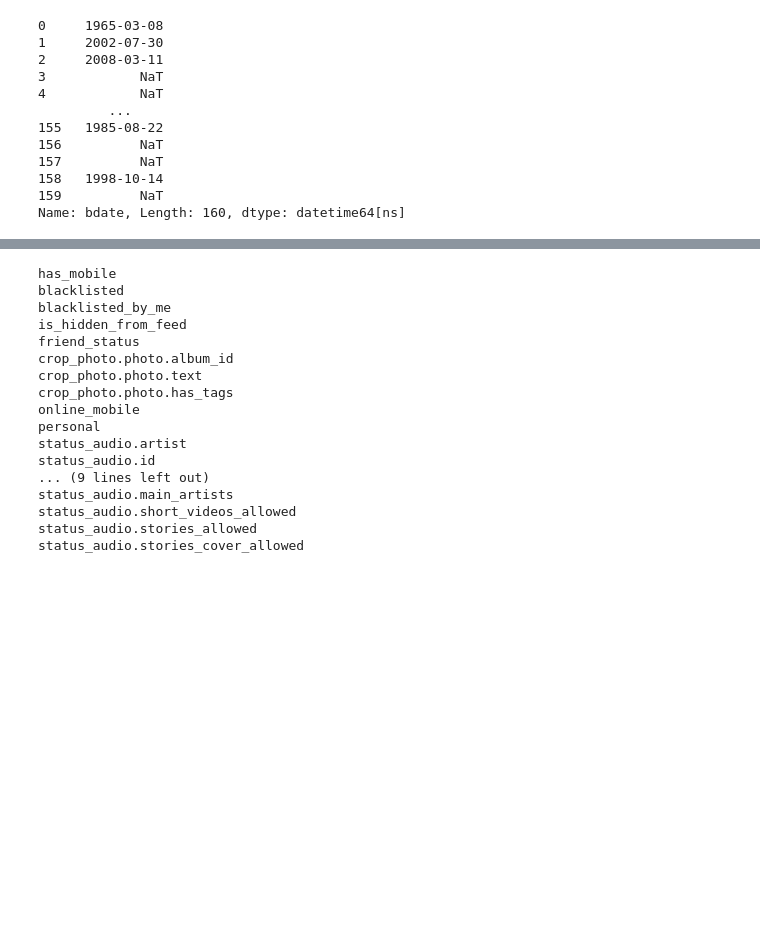
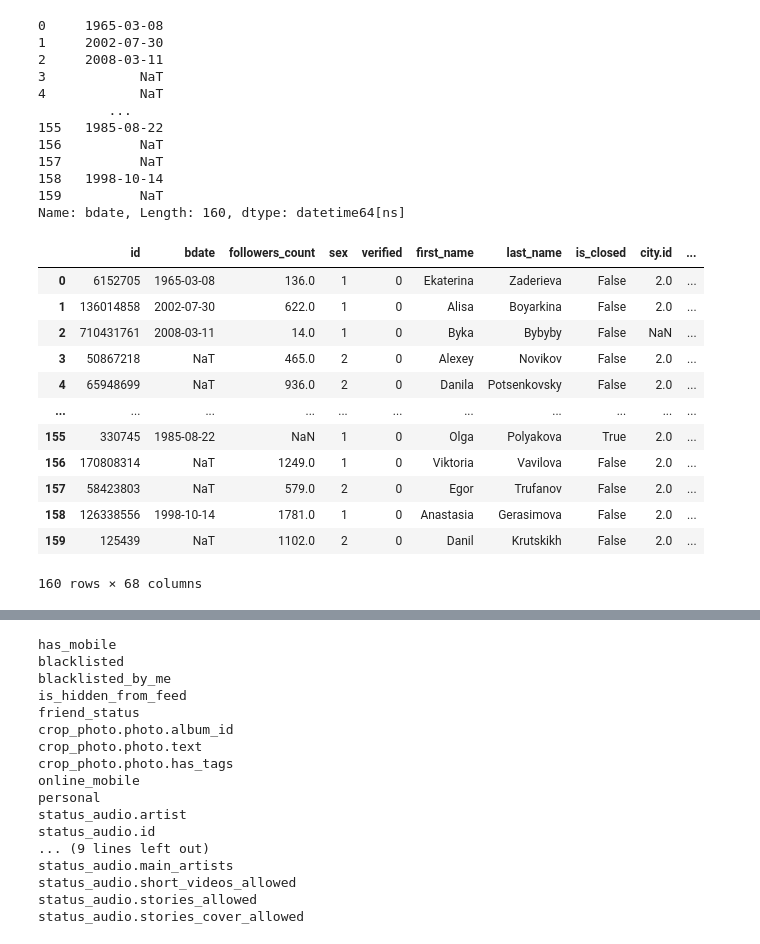
Before and after one commit to geniusserg/UserGenerator, a Jupyter notebook: research.ipynb, the cells around one changed output, grey strips where cells are left out. Cells and saved outputs as stored; diff of their text form; code cells hidden in the pictures; blank space fills up the shorter version.

```diff
--- a/research.ipynb
+++ b/research.ipynb
@@ -13,6 +286,8 @@ df = pd.json_normalize(df)
 # %%
 df = df.drop(columns=["can_access_closed",
                       "personal",
+                      "has_photo",
+                      "",
                       "relation_partner.id",
                       'relation_partner.first_name',
                       'relation_partner.last_name'])
@@ -73,3 +350,21 @@ df["bdate"] = df["bdate"].apply(bdate_year_parser)
 # %%
 now = pd.to_datetime('now')
 df['age'] = (now.year - df['bdate'].dt.year) - ((now.month - df['bdate'].dt.month) < 0)
+# %%
+df = df.drop(columns=["friend_status"])
+# %%
+df
+# %% [output]
+|  | id | bdate | followers_count | sex | verified | first_name | last_name | is_closed | city.id | ... |
+| 0 | 6152705 | 1965-03-08 | 136.0 | 1 | 0 | Ekaterina | Zaderieva | False | 2.0 | ... |
+| 1 | 136014858 | 2002-07-30 | 622.0 | 1 | 0 | Alisa | Boyarkina | False | 2.0 | ... |
+| 2 | 710431761 | 2008-03-11 | 14.0 | 1 | 0 | Byka | Bybyby | False | NaN | ... |
+| 3 | 50867218 | NaT | 465.0 | 2 | 0 | Alexey | Novikov | False | 2.0 | ... |
+| 4 | 65948699 | NaT | 936.0 | 2 | 0 | Danila | Potsenkovsky | False | 2.0 | ... |
+| ... | ... | ... | ... | ... | ... | ... | ... | ... | ... | ... |
+| 155 | 330745 | 1985-08-22 | NaN | 1 | 0 | Olga | Polyakova | True | 2.0 | ... |
+| 156 | 170808314 | NaT | 1249.0 | 1 | 0 | Viktoria | Vavilova | False | 2.0 | ... |
+| 157 | 58423803 | NaT | 579.0 | 2 | 0 | Egor | Trufanov | False | 2.0 | ... |
+| 158 | 126338556 | 1998-10-14 | 1781.0 | 1 | 0 | Anastasia | Gerasimova | False | 2.0 | ... |
+| 159 | 125439 | NaT | 1102.0 | 2 | 0 | Danil | Krutskikh | False | 2.0 | ... |
+160 rows × 68 columns
```
Also changed, not shown: parts of 29 cells of this notebook, 3 other files.
